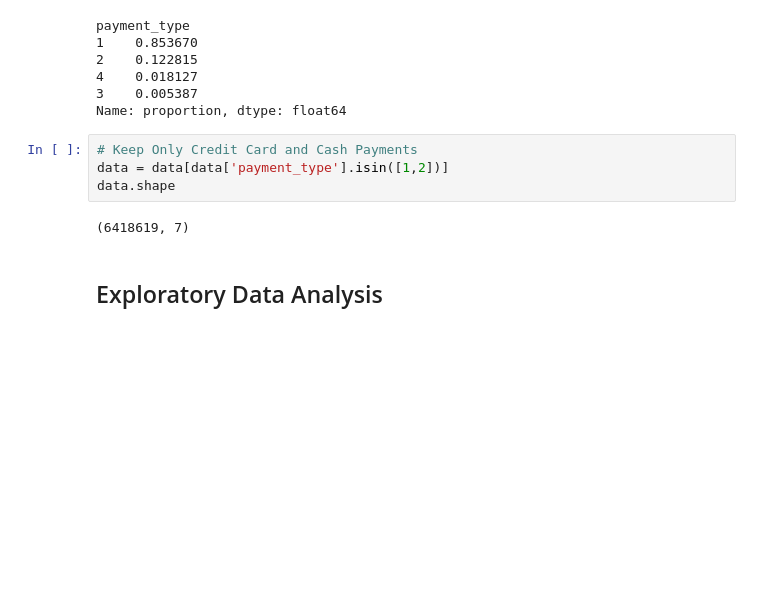
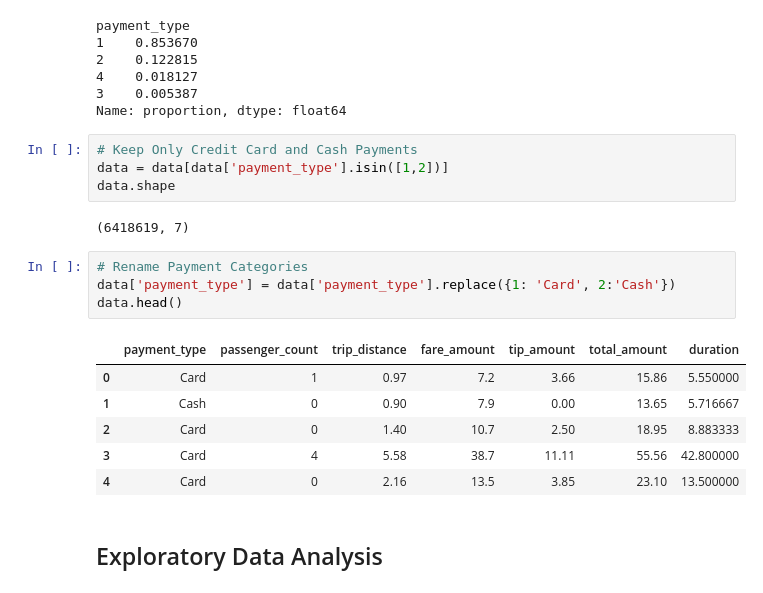
Before and after one commit to suparnachowdhury/Hypothesis-Testing-for-Taxi-Revenue-Optimization, a Jupyter notebook: Hypothesis Testing for Taxi Revenue Optimization.ipynb, the cells around one changed output. Saved outputs shown, nothing was run; the diff lists cells and outputs as text; blank space fills up the shorter version.

```diff
--- a/Hypothesis Testing for Taxi Revenue Optimization.ipynb
+++ b/Hypothesis Testing for Taxi Revenue Optimization.ipynb
@@ -241,5 +241,16 @@ data = data[data['payment_type'].isin([1,2])]
 data.shape
 # %% [output]
 (6418619, 7)
+# %%
+# Rename Payment Categories
+data['payment_type'] = data['payment_type'].replace({1: 'Card', 2:'Cash'})
+data.head()
+# %% [output]
+|  | payment_type | passenger_count | trip_distance | fare_amount | tip_amount | total_amount | duration |
+| 0 | Card | 1 | 0.97 | 7.2 | 3.66 | 15.86 | 5.550000 |
+| 1 | Cash | 0 | 0.90 | 7.9 | 0.00 | 13.65 | 5.716667 |
+| 2 | Card | 0 | 1.40 | 10.7 | 2.50 | 18.95 | 8.883333 |
+| 3 | Card | 4 | 5.58 | 38.7 | 11.11 | 55.56 | 42.800000 |
+| 4 | Card | 0 | 2.16 | 13.5 | 3.85 | 23.10 | 13.500000 |
 # %% [markdown]
 ## Exploratory Data Analysis
```
